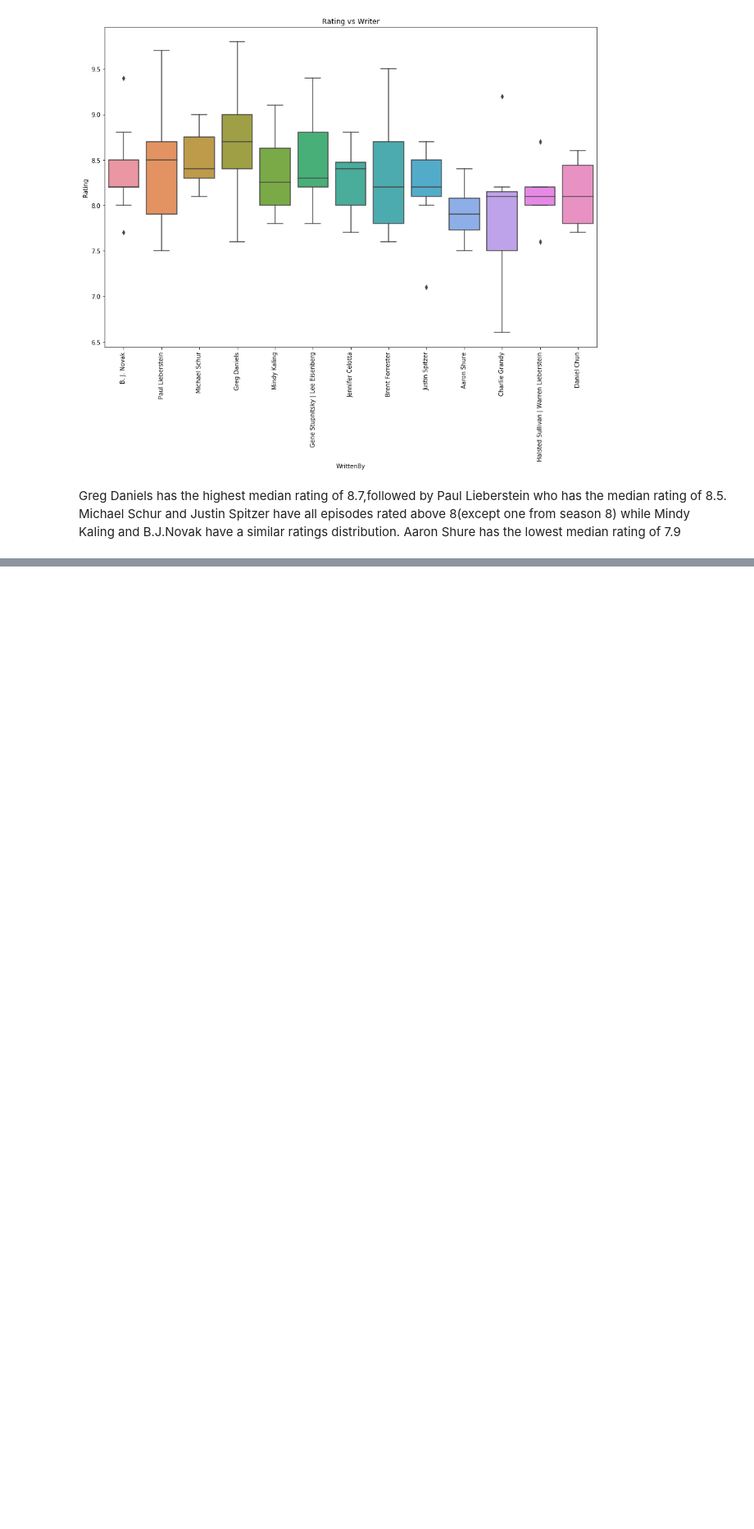
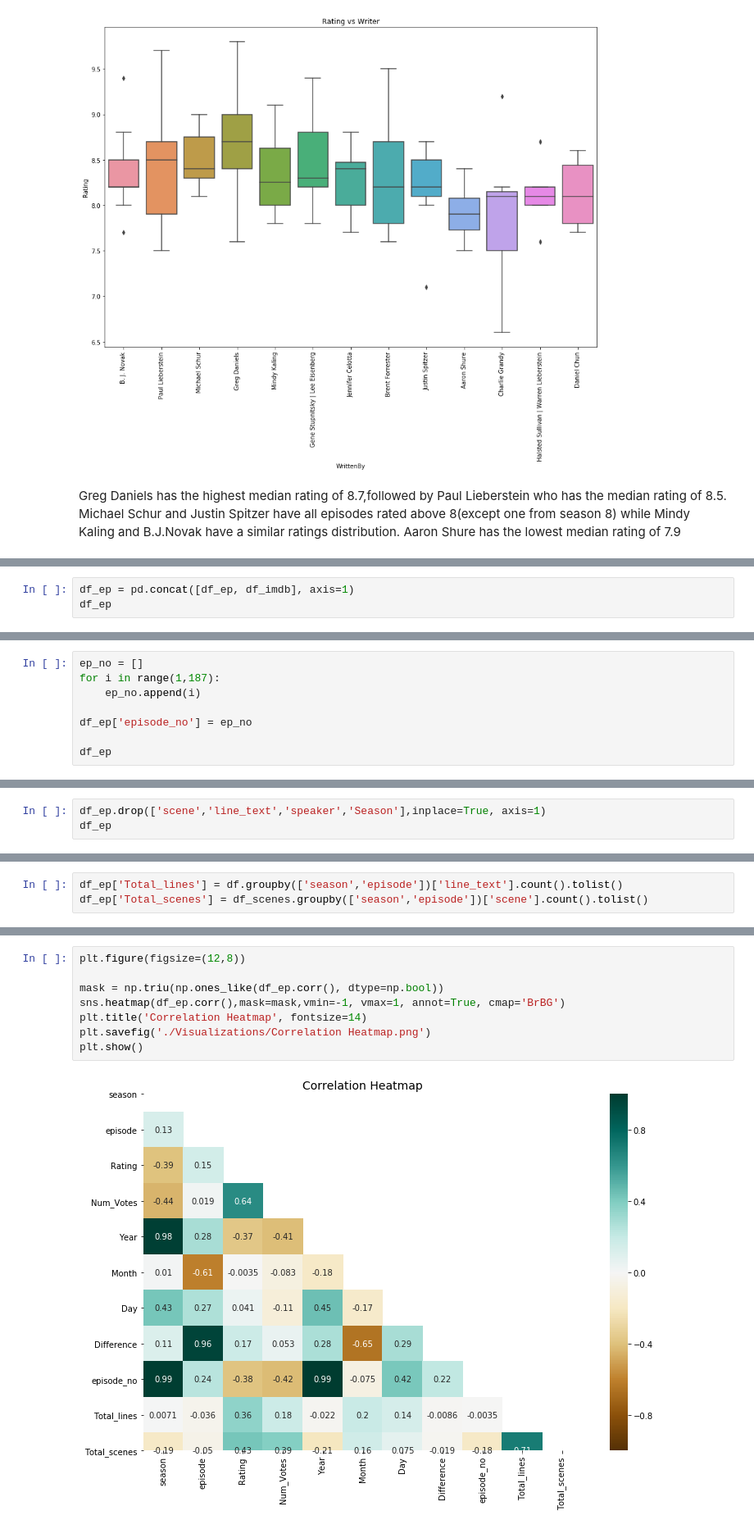
Before and after one commit to rameez471/The-Office-Dataset, a Jupyter notebook: EDA.ipynb, the cells around one changed output, grey strips where cells are left out. Shown at 82% size. Drawn from its saved outputs; the diff is of its cells as text; blank space fills up the shorter version.

```diff
--- a/EDA.ipynb
+++ b/EDA.ipynb
@@ -1330,0 +1432,3 @@ Greg Daniels has the highest median rating of 8.7,followed by Paul Lieberstein w
+# %%
+df_ep = pd.concat([df_ep, df_imdb], axis=1)
+df_ep
@@ -1330,0 +1449,8 @@ Greg Daniels has the highest median rating of 8.7,followed by Paul Lieberstein w
+# %%
+ep_no = []
+for i in range(1,187):
+    ep_no.append(i)
+
+df_ep['episode_no'] = ep_no
+
+df_ep
@@ -1330,0 +1471,3 @@ Greg Daniels has the highest median rating of 8.7,followed by Paul Lieberstein w
+# %%
+df_ep.drop(['scene','line_text','speaker','Season'],inplace=True, axis=1)
+df_ep
@@ -1330,0 +1504,3 @@ Greg Daniels has the highest median rating of 8.7,followed by Paul Lieberstein w
+# %%
+df_ep['Total_lines'] = df.groupby(['season','episode'])['line_text'].count().tolist()
+df_ep['Total_scenes'] = df_scenes.groupby(['season','episode'])['scene'].count().tolist()
@@ -1330,0 +1523,10 @@ Greg Daniels has the highest median rating of 8.7,followed by Paul Lieberstein w
+# %%
+plt.figure(figsize=(12,8))
+
+mask = np.triu(np.ones_like(df_ep.corr(), dtype=np.bool))
+sns.heatmap(df_ep.corr(),mask=mask,vmin=-1, vmax=1, annot=True, cmap='BrBG')
+plt.title('Correlation Heatmap', fontsize=14)
+plt.savefig('./Visualizations/Correlation Heatmap.png')
+plt.show()
+# %% [output]
+[figure, added]
```
Also changed, not shown: parts of 41 cells of this notebook, 8 other files.
